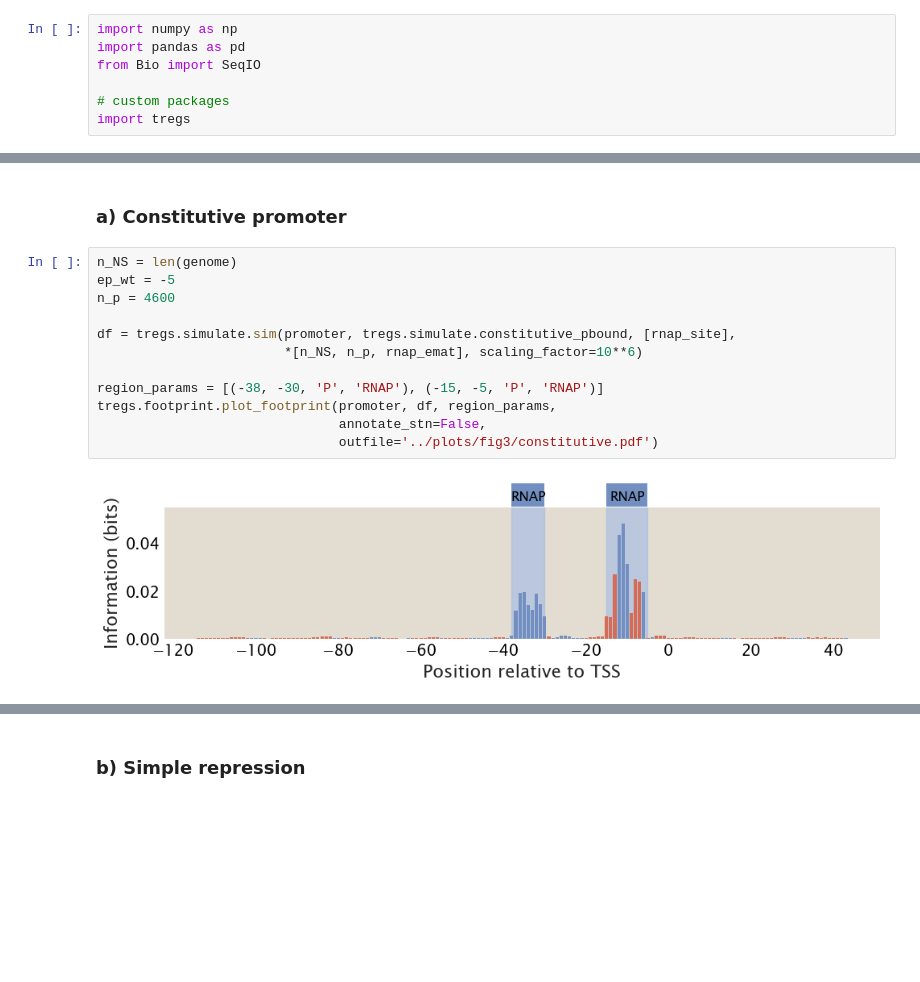
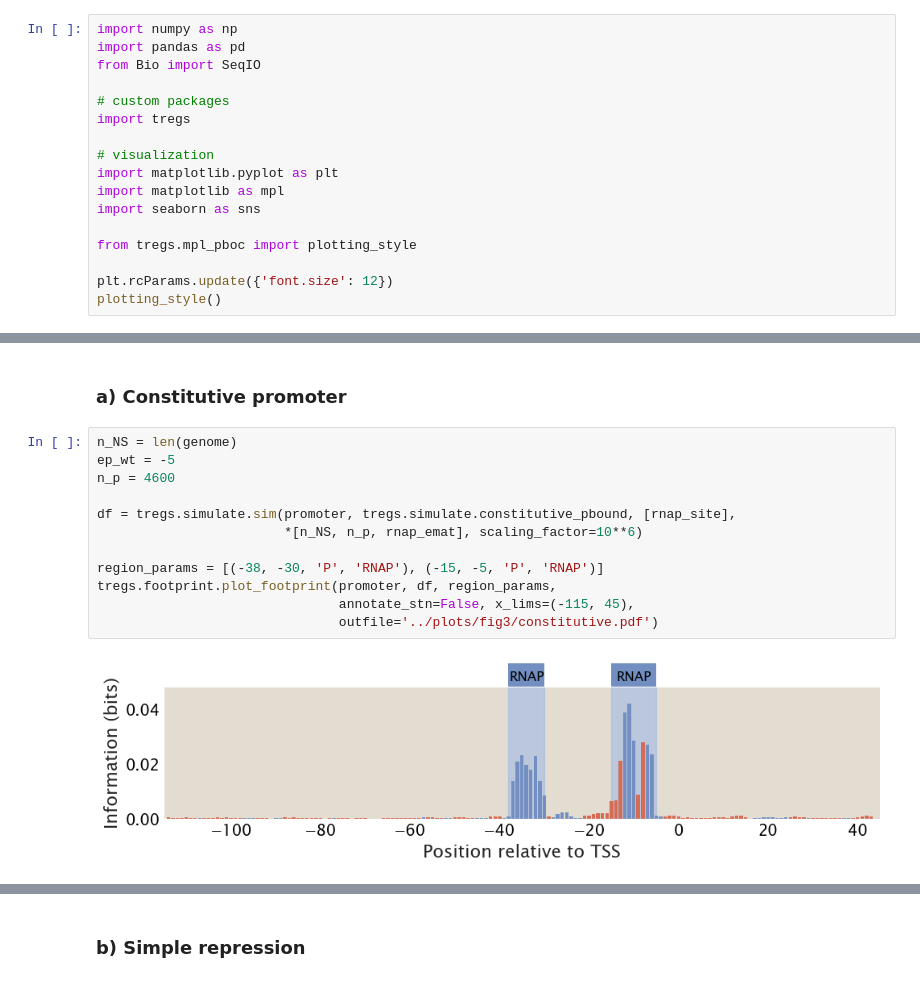
Before and after one commit to RPGroup-PBoC/theoretical_regseq, a Jupyter notebook: figures/figure_notebooks/figure3.ipynb, the cells around one changed output, grey strips where cells are left out. Cells and saved outputs as stored; diff of their text form; blank space fills up the shorter version.

```diff
--- a/figures/figure_notebooks/figure3.ipynb
+++ b/figures/figure_notebooks/figure3.ipynb
@@ -5,3 +5,13 @@ from Bio import SeqIO
 
 # custom packages
 import tregs
+
+# visualization
+import matplotlib.pyplot as plt
+import matplotlib as mpl
+import seaborn as sns
+
+from tregs.mpl_pboc import plotting_style
+
+plt.rcParams.update({'font.size': 12})
+plotting_style()
@@ -44,14 +71,14 @@ crp_emat = crp_emat_raw[['par_A', 'par_C', 'par_G', 'par_T']].to_numpy().T * 1.6
 # %%
 n_NS = len(genome)
 ep_wt = -5
 n_p = 4600
 
 df = tregs.simulate.sim(promoter, tregs.simulate.constitutive_pbound, [rnap_site],
                         *[n_NS, n_p, rnap_emat], scaling_factor=10**6)
 
 region_params = [(-38, -30, 'P', 'RNAP'), (-15, -5, 'P', 'RNAP')]
 tregs.footprint.plot_footprint(promoter, df, region_params,
-                               annotate_stn=False,
+                               annotate_stn=False, x_lims=(-115, 45),
                                outfile='../plots/fig3/constitutive.pdf')
 # %% [output]
-[figure, old version]
+[figure, new version]
```
Also changed, not shown: parts of 12 cells of this notebook, 7 other files.
